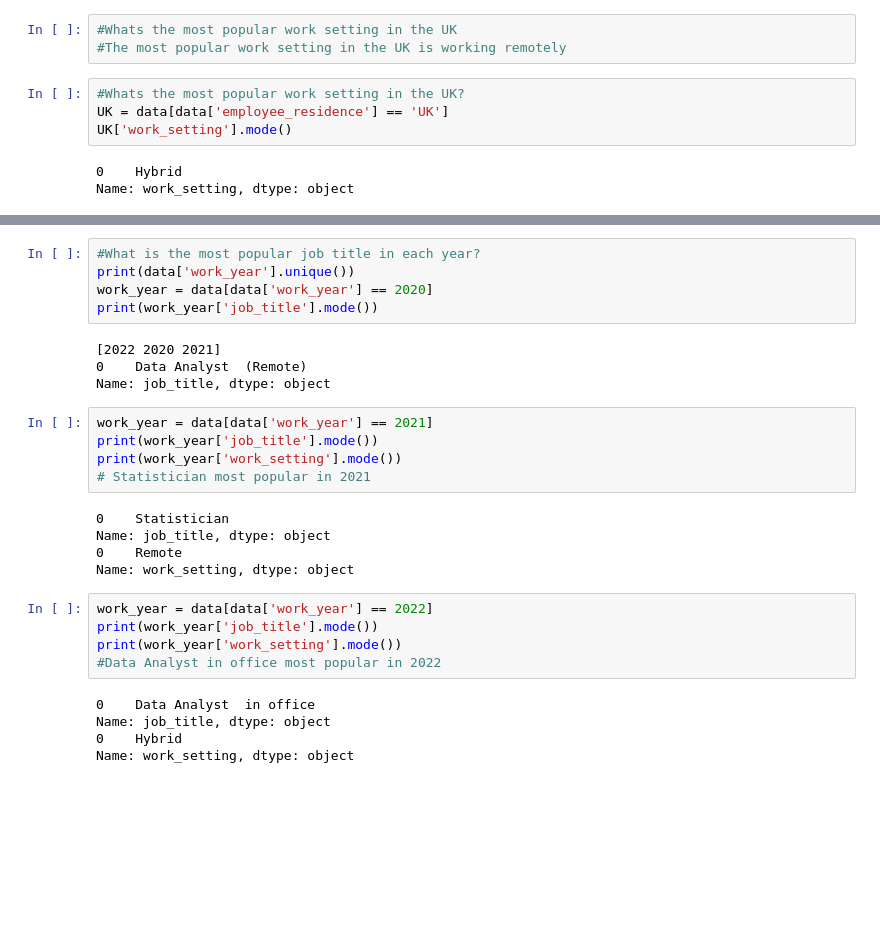
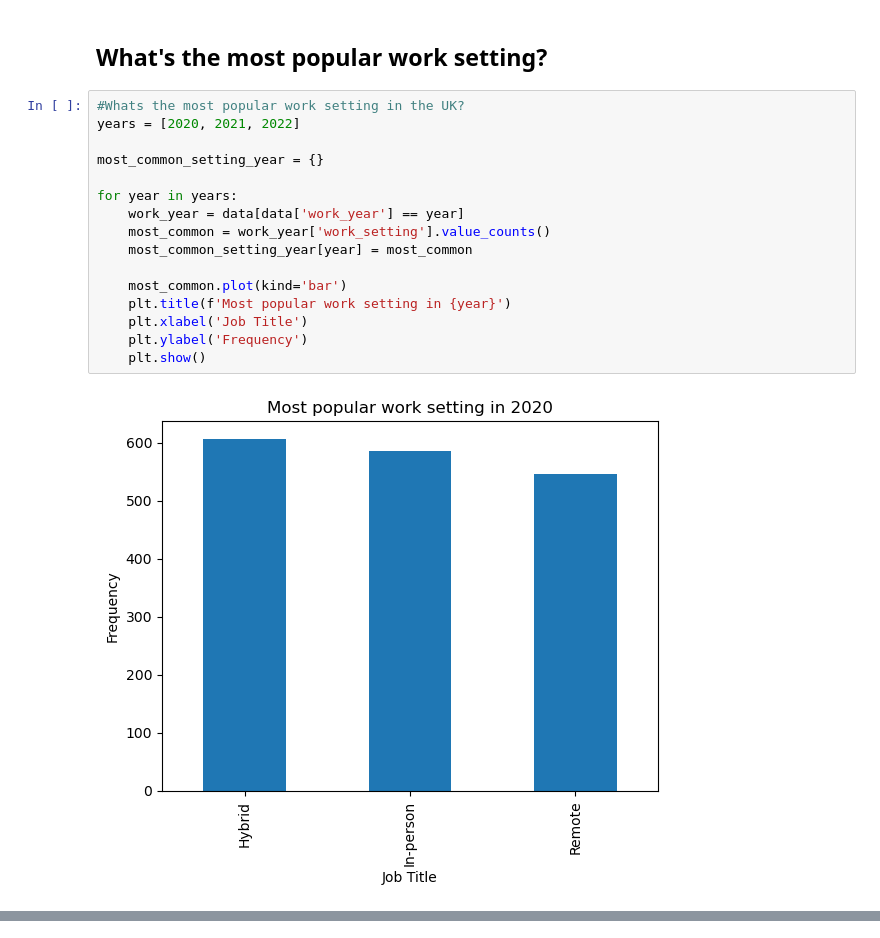
Before and after one commit to finn6666/Data_Science_Analysis, a Jupyter notebook: Data science dataset.ipynb, the cells around one changed output, grey strips where cells are left out. Drawn from its saved outputs; the diff is of its cells as text; blank space fills up the shorter version.

```diff
--- a/Data science dataset.ipynb
+++ b/Data science dataset.ipynb
@@ -53,10 +141,20 @@ Text(0, 0.5, 'Frequency')
-# %%
-#Whats the most popular work setting in the UK
-#The most popular work setting in the UK is working remotely
+# %% [markdown]
+## What's the most popular work setting?
 # %%
 #Whats the most popular work setting in the UK?
-UK = data[data['employee_residence'] == 'UK']
-UK['work_setting'].mode()
+years = [2020, 2021, 2022]
+
+most_common_setting_year = {}
+
+for year in years:
+    work_year = data[data['work_year'] == year]
+    most_common = work_year['work_setting'].value_counts()
+    most_common_setting_year[year] = most_common
+
+    most_common.plot(kind='bar')
+    plt.title(f'Most popular work setting in {year}')
+    plt.xlabel('Job Title')
+    plt.ylabel('Frequency')
+    plt.show()
 # %% [output]
-0    Hybrid
-Name: work_setting, dtype: object
+[figure, added]
@@ -63,32 +163,3 @@ Name: work_setting, dtype: object
-# %%
-#What is the most popular job title in each year?
-print(data['work_year'].unique())
-work_year = data[data['work_year'] == 2020]
-print(work_year['job_title'].mode())
-# %% [output]
-[2022 2020 2021]
-0    Data Analyst  (Remote)
-Name: job_title, dtype: object
-# %%
-work_year = data[data['work_year'] == 2021]
-print(work_year['job_title'].mode())
-print(work_year['work_setting'].mode())
-# Statistician most popular in 2021
-# %% [output]
-0    Statistician
-Name: job_title, dtype: object
-0    Remote
-Name: work_setting, dtype: object
-# %%
-work_year = data[data['work_year'] == 2022]
-print(work_year['job_title'].mode())
-print(work_year['work_setting'].mode())
-#Data Analyst in office most popular in 2022
-# %% [output]
-0    Data Analyst  in office
-Name: job_title, dtype: object
-0    Hybrid
-Name: work_setting, dtype: object
 # %%
 #What Job title is paid the best?
 mean_salaries = (data.groupby('job_title')['salary_in_usd']
```
Also changed, not shown: parts of 12 cells of this notebook.
